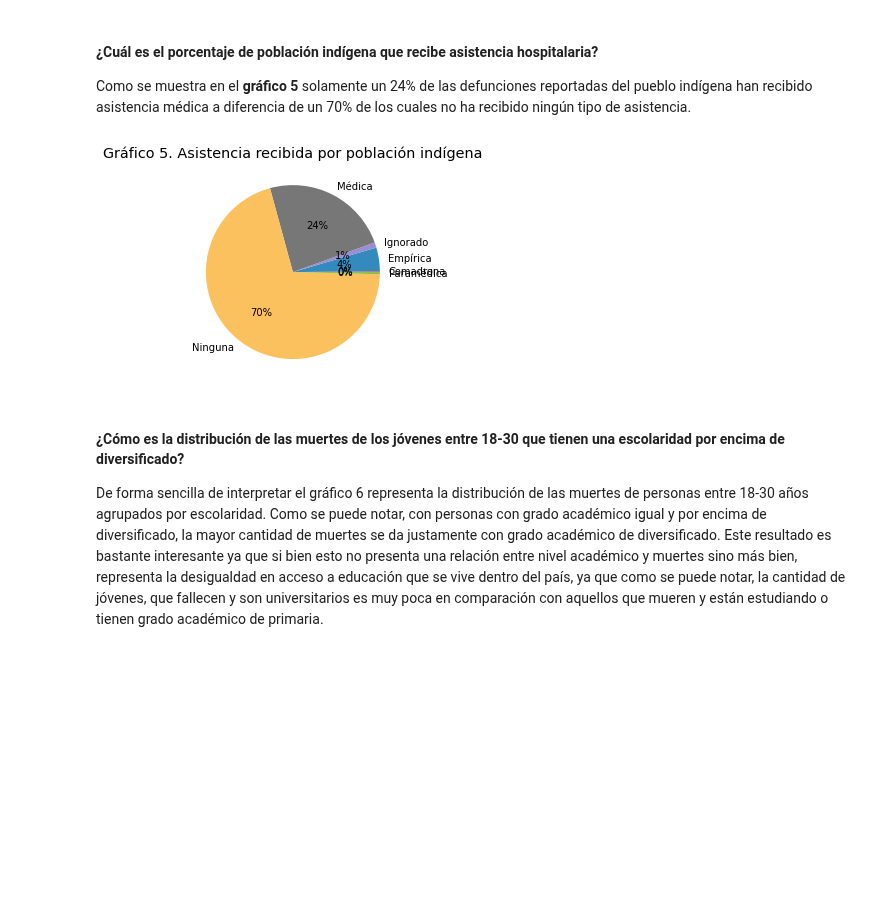
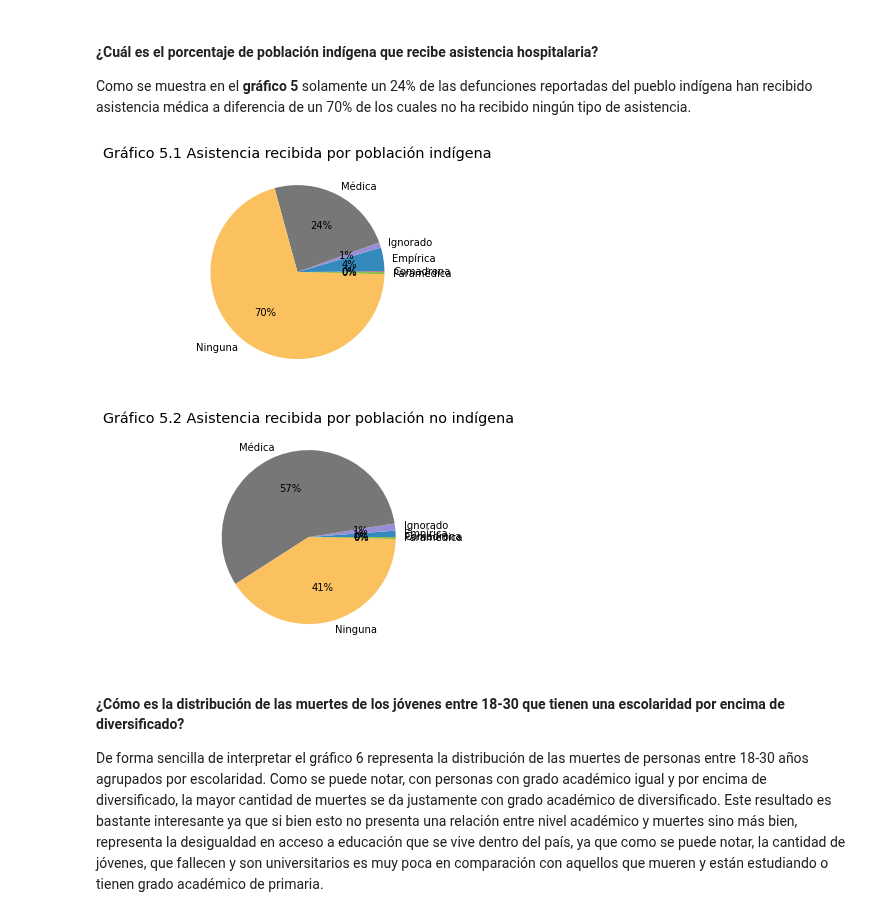
Before and after one commit to Orlando19943/Proyecto1-DM, a Jupyter notebook: project.ipynb, the cells around one changed output. Drawn from its saved outputs; the diff is of its cells as text; code cells hidden in the pictures; blank space fills up the shorter version.

```diff
--- a/project.ipynb
+++ b/project.ipynb
@@ -808,17 +809,23 @@ a diferencia de un 70% de los cuales no ha recibido ningún tipo de asistencia.
 # %%
 etnic_asist = deaths.groupby(by=['Puedif', 'Asist']).count()
 etnic_asist.reset_index(level=[1], inplace=True)
-etnic_asist = etnic_asist.loc[etnic_asist.index == 'Indigena']
 etnic_asist = etnic_asist.loc[ :, ['Asist', 'Depreg']]
 etnic_asist['frequency (%)'] = (etnic_asist['Depreg'] / etnic_asist['Depreg'].sum()) * 100
 
-plt.pie(etnic_asist.Depreg, labels = etnic_asist.Asist, autopct='%.0f%%')
-plt.title('Gráfico 5. Asistencia recibida por población indígena')
+etnic_asist_ind = etnic_asist.loc[etnic_asist.index == 'Indigena']
+plt.pie(etnic_asist_ind.Depreg, labels = etnic_asist_ind.Asist, autopct='%.0f%%')
+plt.title('Gráfico 5.1 Asistencia recibida por población indígena')
 plt.show()
 
-del etnic_asist
+etnic_asist_noind = etnic_asist.loc[etnic_asist.index == 'No indigena']
+plt.pie(etnic_asist_noind.Depreg, labels = etnic_asist_noind.Asist, autopct='%.0f%%')
+plt.title('Gráfico 5.2 Asistencia recibida por población no indígena')
+plt.show()
+
+del etnic_asist, etnic_asist_noind, etnic_asist_ind
 # %% [output]
-[figure, old version]
+[figure, new version]
+[figure, added]
 # %% [markdown]
 #### ¿Cómo es la distribución de las muertes de los jóvenes entre 18-30 que tienen una escolaridad por encima de diversificado?
 
```
Also changed, not shown: parts of 11 cells of this notebook.
